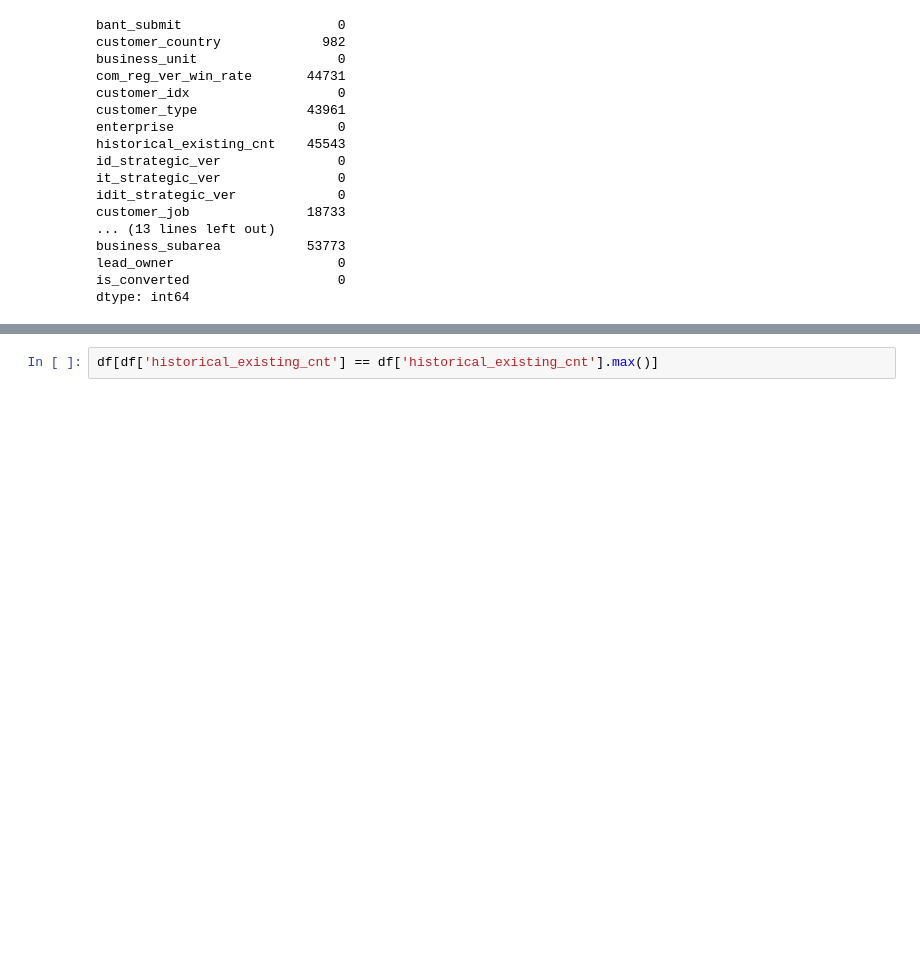
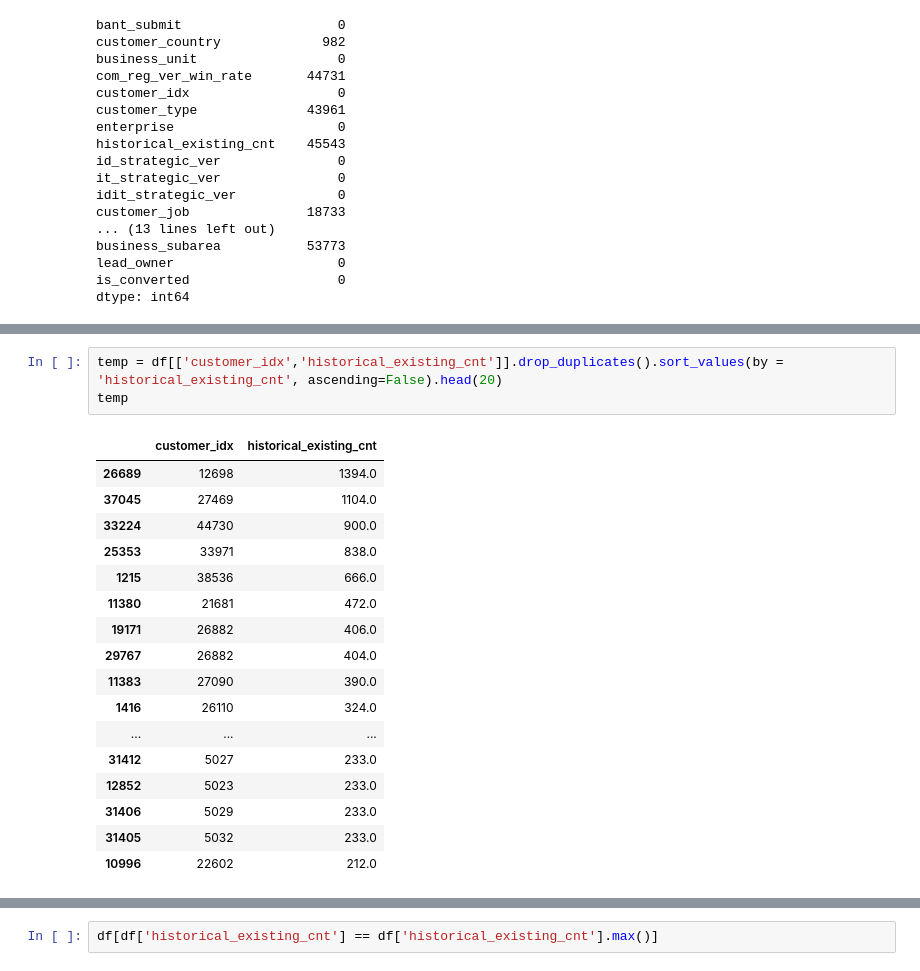
Before and after one commit to Junoflows/LG_Aimers_phase2, a Jupyter notebook: EDA.ipynb, the cells around one changed output, grey strips where cells are left out. Drawn from its saved outputs; the diff is of its cells as text; blank space fills up the shorter version.

```diff
--- a/EDA.ipynb
+++ b/EDA.ipynb
@@ -65,0 +210,21 @@ Name: is_converted, dtype: int64
+# %%
+temp = df[['customer_idx','historical_existing_cnt']].drop_duplicates().sort_values(by = 'historical_existing_cnt', ascending=False).head(20)
+temp
+# %% [output]
+|  | customer_idx | historical_existing_cnt |
+| 26689 | 12698 | 1394.0 |
+| 37045 | 27469 | 1104.0 |
+| 33224 | 44730 | 900.0 |
+| 25353 | 33971 | 838.0 |
+| 1215 | 38536 | 666.0 |
+| 11380 | 21681 | 472.0 |
+| 19171 | 26882 | 406.0 |
+| 29767 | 26882 | 404.0 |
+| 11383 | 27090 | 390.0 |
+| 1416 | 26110 | 324.0 |
+| ... | ... | ... |
+| 31412 | 5027 | 233.0 |
+| 12852 | 5023 | 233.0 |
+| 31406 | 5029 | 233.0 |
+| 31405 | 5032 | 233.0 |
+| 10996 | 22602 | 212.0 |
```
Also changed, not shown: parts of 27 cells of this notebook.
